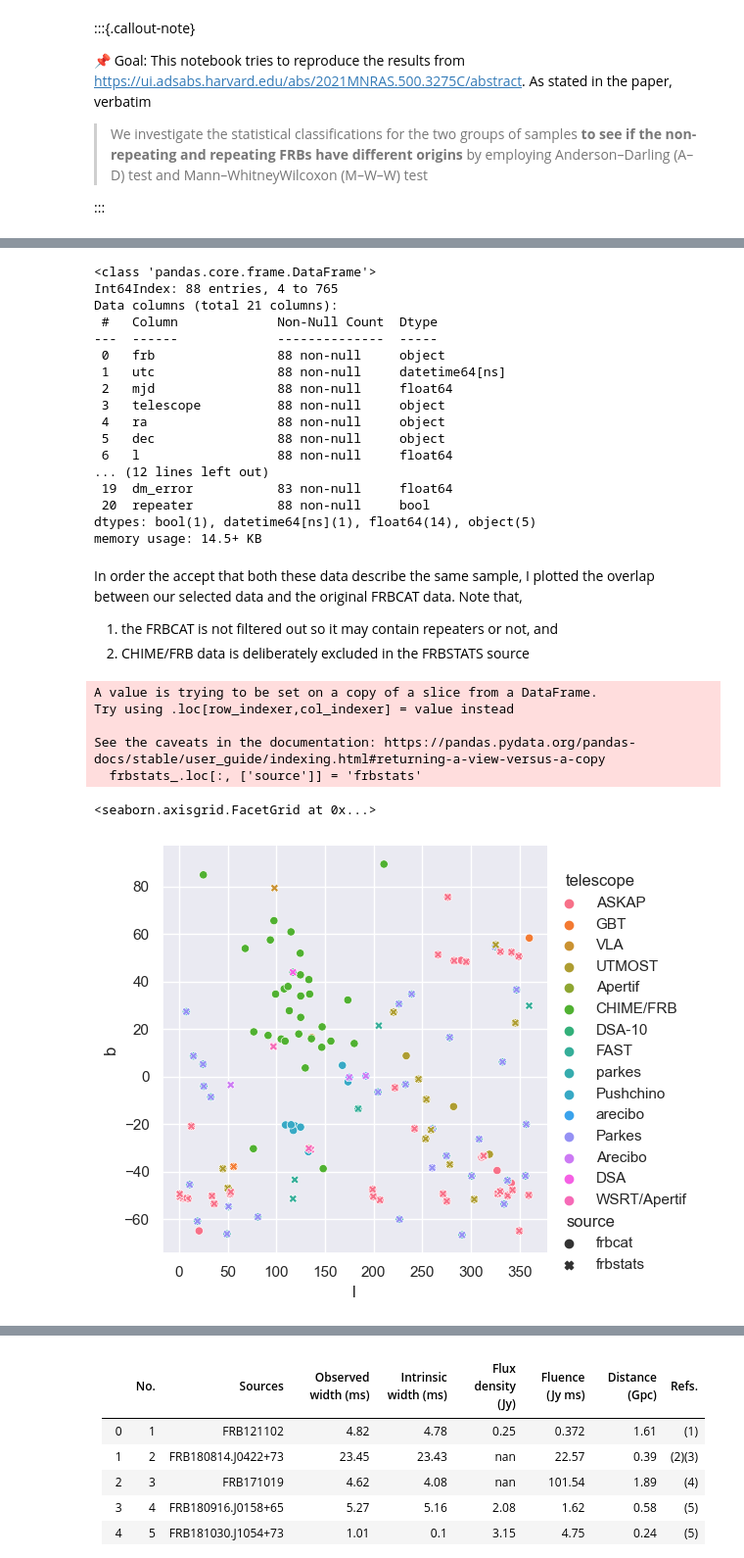
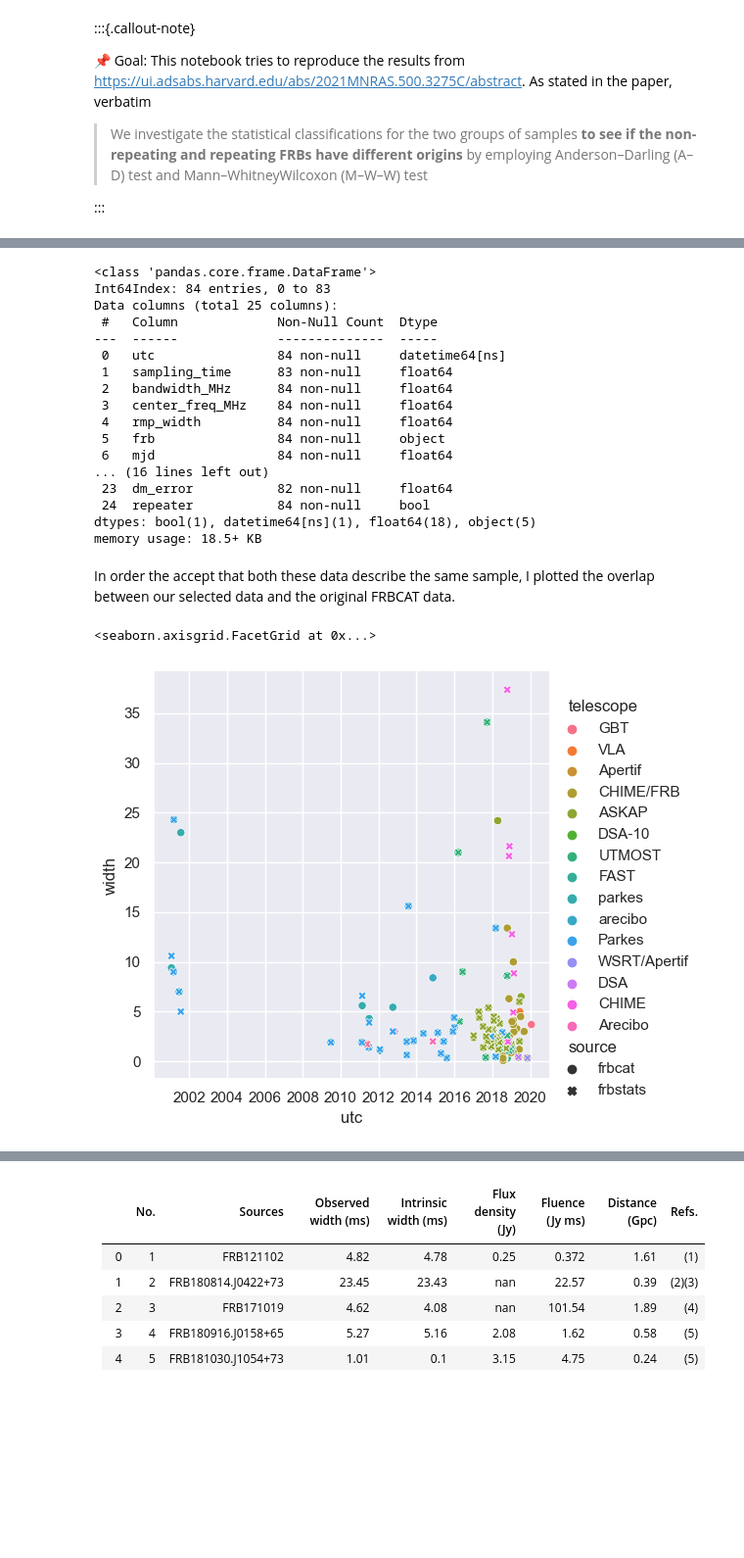
Before and after one commit to Thaza-Kun/sarjana, a Jupyter notebook: notebooks/06-repeaters-and-non-repeaters-statisticaly-similar-ensembles.ipynb, the cells around one changed output, grey strips where cells are left out. Shown at 98% size. Saved outputs shown, nothing was run; the diff lists cells and outputs as text; code cells hidden in the pictures; blank space fills up the shorter version.

Commit message:
⚙ Using Merged FRBCAT and FRBSTATS instead

```diff
--- a/notebooks/06-repeaters-and-non-repeaters-statisticaly-similar-ensembles.ipynb
+++ b/notebooks/06-repeaters-and-non-repeaters-statisticaly-similar-ensembles.ipynb
@@ -49,10 +58,16 @@ However, I have not been able to effectively filter out repeater from the whole
 Using the described filters, I have been able to obtain 88 data points.
 It is close to the papers sample of 80 ~ 91^[The paper mentioned both numbers. The lower limit of 80 is mentioned in the conclusion but the upper limit of 91 is mentioned in the abstract. So I took it as a range instead.]
 # %%
-# Load FRBCAT Catalogue (to be used in some filters)
+# Load FRBCAT Catalogue
 
-frbcat = pd.read_csv("../data/raw/external/frbcat_20221227.csv", parse_dates=['utc'])
-
+frbcat = pd.read_csv("../data/raw/external/frbcat_20221227.csv", parse_dates=['utc']).rename(
+    columns={
+        'rop_sampling_time': 'sampling_time',
+        'rop_bandwidth': 'bandwidth_MHz',
+        'rop_centre_frequency': 'center_freq_MHz'
+        })
+frbcat['utc'] = frbcat['utc'].round('S')
+frbcat = frbcat[frbcat['rmp_width'] <= 35]
 frbcat.info()
 # %% [output]
 <class 'pandas.core.frame.DataFrame'>
@@ -86,58 +100,57 @@ frbstats = pd.read_csv('../data/raw/external/FRBSTATS2022-11-23_population.csv',
     dtype={telescope: float for telescope in frbstats_telescope_names_available_in_frbcat},
     na_values=["-"]
     )
+frbstats['utc'].round('S')
 # Label repeaters
 frbstats["repeater"] = False
 frbstats.loc[frbstats["frb"].isin(repeaters_samples["samples"]),"repeater"] = True
 
-selected_data = frbstats[
-    (frbstats['repeater'] == False) &
-    (frbstats["width"] <= 35) &
-    (frbstats["telescope"].isin(frbstats_telescope_names_available_in_frbcat)) &
-    (frbstats['telescope'] != 'CHIME') &
-    (frbstats["utc"].between(frbcat["utc"].min(), frbcat["utc"].max()))
-    ]
+# !! Filter is deprecated
+# selected_data = frbstats[
+#     (frbstats['repeater'] == False) &
+#     (frbstats["width"] <= 35) &
+#     (frbstats["telescope"].isin(frbstats_telescope_names_available_in_frbcat)) &
+#     (frbstats['telescope'] != 'CHIME') &
+#     (frbstats["utc"].between(frbcat["utc"].min(), frbcat["utc"].max()))
+#     ]
+
+selected_data = pd.merge(frbcat[['utc', 'sampling_time', 'bandwidth_MHz', 'center_freq_MHz', 'rmp_width']], frbstats[frbstats['repeater'] == False], on='utc')
+
+# Handle NaN values
+selected_data.loc[selected_data['width'].isna(), ['width']] = selected_data['rmp_width']
 
 selected_data.info()
 # %% [output]
 <class 'pandas.core.frame.DataFrame'>
-Int64Index: 88 entries, 4 to 765
-Data columns (total 21 columns):
+Int64Index: 84 entries, 0 to 83
+Data columns (total 25 columns):
  #   Column             Non-Null Count  Dtype
 ---  ------             --------------  -----
- 0   frb                88 non-null     object
- 1   utc                88 non-null     datetime64[ns]
- 2   mjd                88 non-null     float64
- 3   telescope          88 non-null     object
- 4   ra                 88 non-null     object
- 5   dec                88 non-null     object
- 6   l                  88 non-null     float64
-... (12 lines left out)
- 19  dm_error           83 non-null     float64
- 20  repeater           88 non-null     bool
-dtypes: bool(1), datetime64[ns](1), float64(14), object(5)
-memory usage: 14.5+ KB
+ 0   utc                84 non-null     datetime64[ns]
+ 1   sampling_time      83 non-null     float64
+ 2   bandwidth_MHz      84 non-null     float64
+ 3   center_freq_MHz    84 non-null     float64
+ 4   rmp_width          84 non-null     float64
+ 5   frb                84 non-null     object
+ 6   mjd                84 non-null     float64
+... (16 lines left out)
+ 23  dm_error           82 non-null     float64
+ 24  repeater           84 non-null     bool
+dtypes: bool(1), datetime64[ns](1), float64(18), object(5)
+memory usage: 18.5+ KB
 # %% [markdown]
 In order the accept that both these data describe the same sample, I plotted the overlap between our selected data and the original FRBCAT data.
-Note that,
-1. the FRBCAT is not filtered out so it may contain repeaters or not, and
-2. CHIME/FRB data is deliberately excluded in the FRBSTATS source
 # %%
 frbcat_ = frbcat.rename(columns={'frb_name':'frb','rop_raj': 'ra', 'rop_decj': 'dec', 'rop_gb': 'b', 'rop_gl': 'l', 'rmp_width': 'width', 'rmp_dm': 'dm', 'rmp_snr': 'snr'})
 frbcat_.loc[:, ['source']] = 'frbcat'
 frbstats_ = selected_data[['frb', 'utc', 'telescope', 'ra', 'dec', 'l', 'b', 'dm', 'width', 'snr']]
 frbstats_.loc[:, ['source']] = 'frbstats'
 frbpopulation_merged = pd.concat([frbcat_, frbstats_])
 
-sns.relplot(data=frbpopulation_merged, x='l', y='b', style='source', hue='telescope')
+sns.relplot(data=frbpopulation_merged, x='utc', y='width', style='source', hue='telescope')
 # %% [output]
-A value is trying to be set on a copy of a slice from a DataFrame.
-Try using .loc[row_indexer,col_indexer] = value instead
-
-See the caveats in the documentation: https://pandas.pydata.org/pandas-docs/stable/user_guide/indexing.html#returning-a-view-versus-a-copy
-  frbstats_.loc[:, ['source']] = 'frbstats'
+<seaborn.axisgrid.FacetGrid at 0x...>
-<seaborn.axisgrid.FacetGrid at 0x...>
-[figure, old version]
+[figure, new version]
 # %% [markdown]
 #### 0.1.2 Repeaters
 
```
Also changed, not shown: parts of 8 cells of this notebook, 1 other file.
